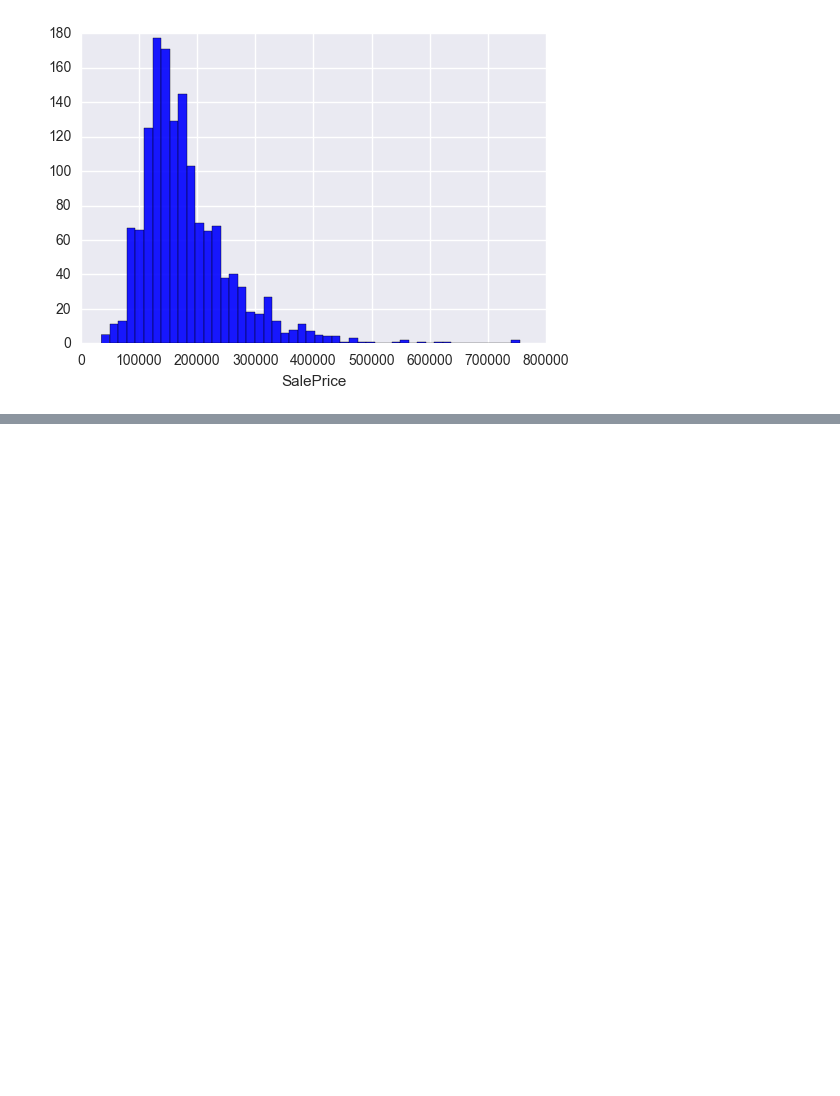
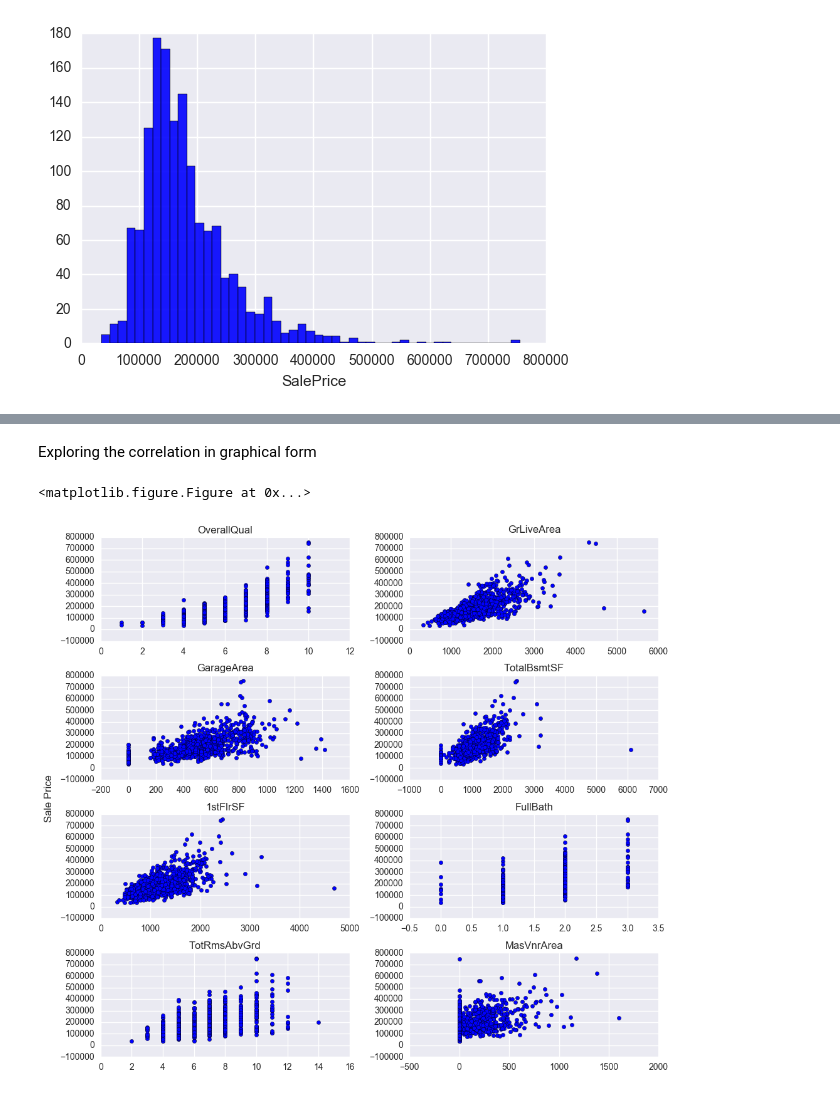
Before and after one commit to JohnCrickett/KaggleHousePrices, a Jupyter notebook: Kaggle House Prices Data Exploration.ipynb, the cells around one changed output, grey strips where cells are left out. Cells and saved outputs as stored; diff of their text form; code cells hidden in the pictures; blank space fills up the shorter version.

```diff
--- a/Kaggle House Prices Data Exploration.ipynb
+++ b/Kaggle House Prices Data Exploration.ipynb
@@ -42,0 +78,36 @@ sns.distplot(train['SalePrice'], kde = False, color = 'b', hist_kws={'alpha': 0.
+# %% [markdown]
+Exploring the correlation in graphical form
+# %%
+plt.figure(1)
+figure, axarr = plt.subplots(4, 2, figsize=(10, 9))
+price = train.SalePrice.values
+axarr[0, 0].scatter(train.OverallQual.values, price)
+axarr[0, 0].set_title('OverallQual')
+
+axarr[0, 1].scatter(train.GrLivArea.values, price)
+axarr[0, 1].set_title('GrLiveArea')
+
+axarr[1, 0].scatter(train.GarageArea.values, price)
+axarr[1, 0].set_title('GarageArea')
+
+axarr[1, 1].scatter(train.TotalBsmtSF.values, price)
+axarr[1, 1].set_title('TotalBsmtSF')
+
+axarr[2, 0].scatter(train['1stFlrSF'].values, price)
+axarr[2, 0].set_title('1stFlrSF')
+
+axarr[2, 1].scatter(train.FullBath.values, price)
+axarr[2, 1].set_title('FullBath')
+
+axarr[3, 0].scatter(train.TotRmsAbvGrd.values, price)
+axarr[3, 0].set_title('TotRmsAbvGrd')
+
+axarr[3, 1].scatter(train.MasVnrArea.values, price)
+axarr[3, 1].set_title('MasVnrArea')
+
+figure.text(-0.01, 0.5, 'Sale Price', va='center', rotation='vertical', fontsize = 12)
+plt.tight_layout()
+plt.show()
+# %% [output]
+<matplotlib.figure.Figure at 0x...>
+[figure, added]
```
Also changed, not shown: parts of 4 cells of this notebook.
